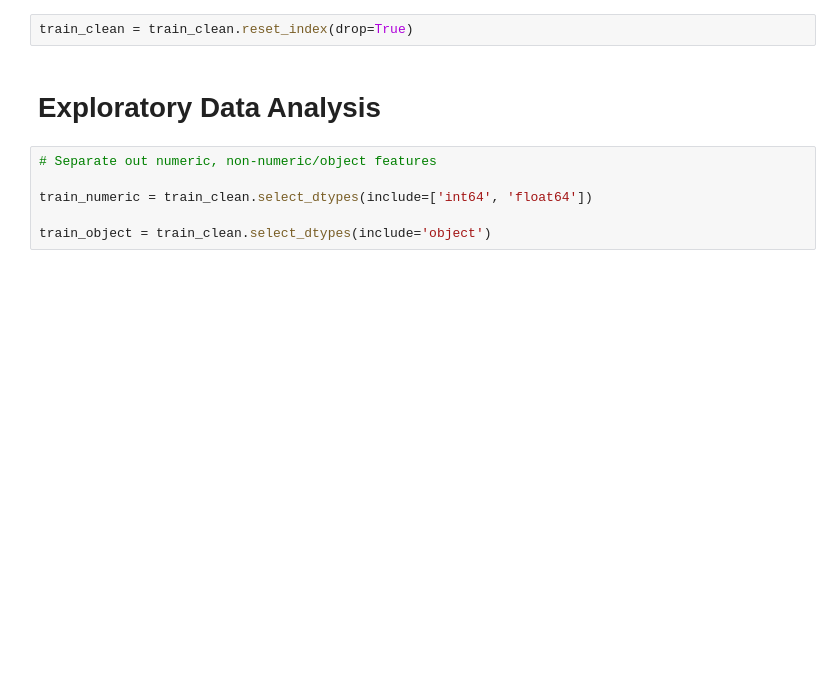
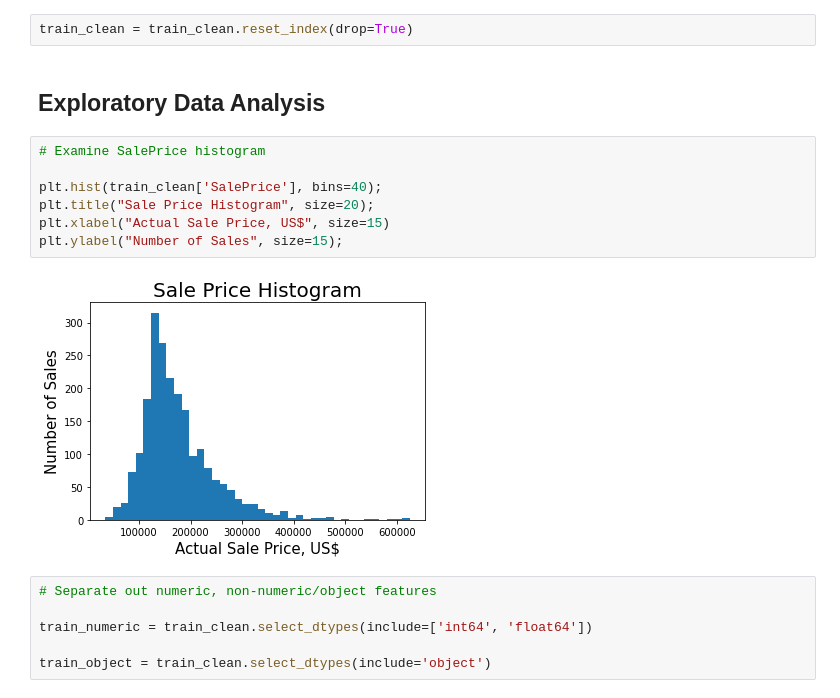
Before and after one commit to kengustafson/DD-DataScience, a Jupyter notebook: Project_2.ipynb, the cells around one changed output. Saved outputs shown, nothing was run; the diff lists cells and outputs as text; blank space fills up the shorter version.

```diff
--- a/Project_2.ipynb
+++ b/Project_2.ipynb
@@ -239,7 +285,16 @@ train_clean.shape
 # %%
 train_clean = train_clean.reset_index(drop=True)
 # %% [markdown]
-# Exploratory Data Analysis
+## Exploratory Data Analysis
+# %%
+# Examine SalePrice histogram
+
+plt.hist(train_clean['SalePrice'], bins=40);
+plt.title("Sale Price Histogram", size=20);
+plt.xlabel("Actual Sale Price, US$", size=15)
+plt.ylabel("Number of Sales", size=15);
+# %% [output]
+[figure, added]
 # %%
 # Separate out numeric, non-numeric/object features
 
```
Also changed, not shown: parts of 41 cells of this notebook.
